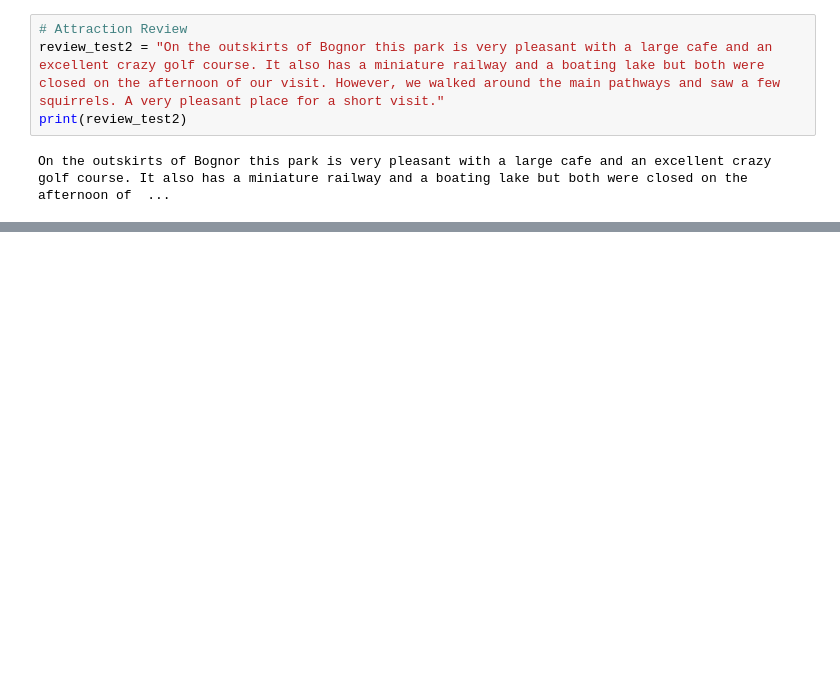
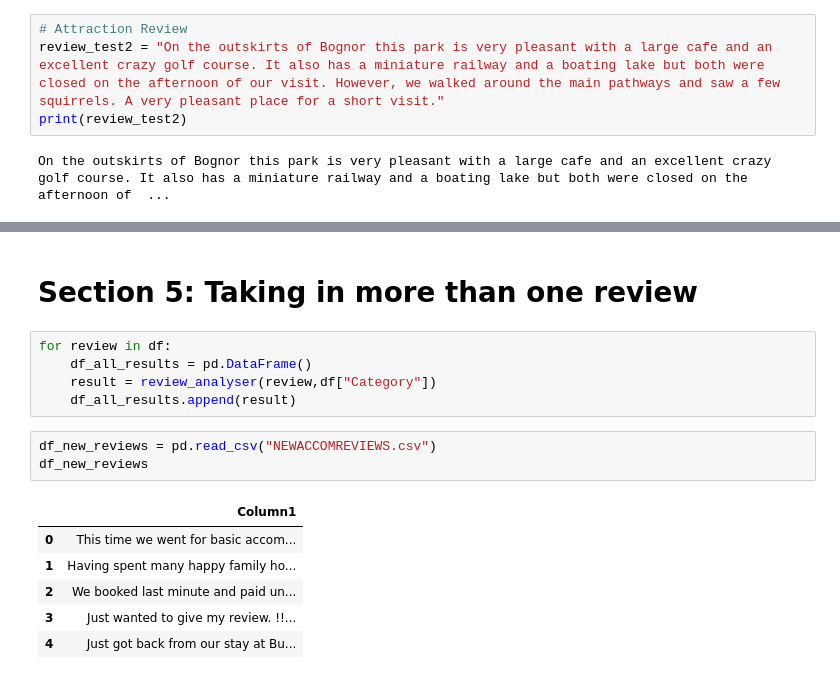
Before and after one commit to Auckland68/Arun-Travel-Reviews-Analysis, a Jupyter notebook: AspectSentimentModels/Models/Notebook14(b)CombinedAspectSentimentModelMultiClass.ipynb, the cells around one changed output, grey strips where cells are left out. Cells and saved outputs as stored; diff of their text form; blank space fills up the shorter version.

```diff
--- a/AspectSentimentModels/Models/Notebook14(b)CombinedAspectSentimentModelMultiClass.ipynb
+++ b/AspectSentimentModels/Models/Notebook14(b)CombinedAspectSentimentModelMultiClass.ipynb
@@ -284,0 +346,17 @@ review_analyser(review_test2, "attractions")
+# %% [markdown]
+# Section 5: Taking in more than one review
+# %%
+for review in df:
+    df_all_results = pd.DataFrame()
+    result = review_analyser(review,df["Category"])
+    df_all_results.append(result)
+# %%
+df_new_reviews = pd.read_csv("NEWACCOMREVIEWS.csv")
+df_new_reviews
+# %% [output]
+|  | Column1 |
+| 0 | This time we went for basic accom... |
+| 1 | Having spent many happy family ho... |
+| 2 | We booked last minute and paid un... |
+| 3 | Just wanted to give my review. !!... |
+| 4 | Just got back from our stay at Bu... |
```
Also changed, not shown: parts of 20 cells of this notebook.
